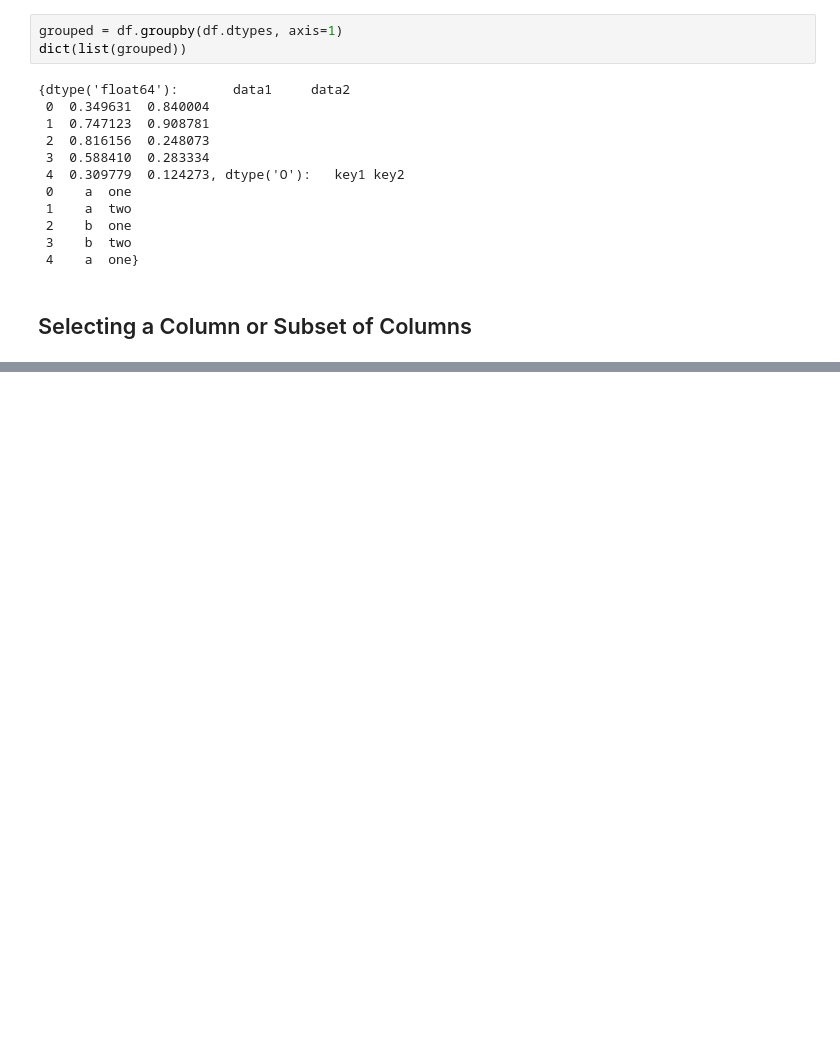
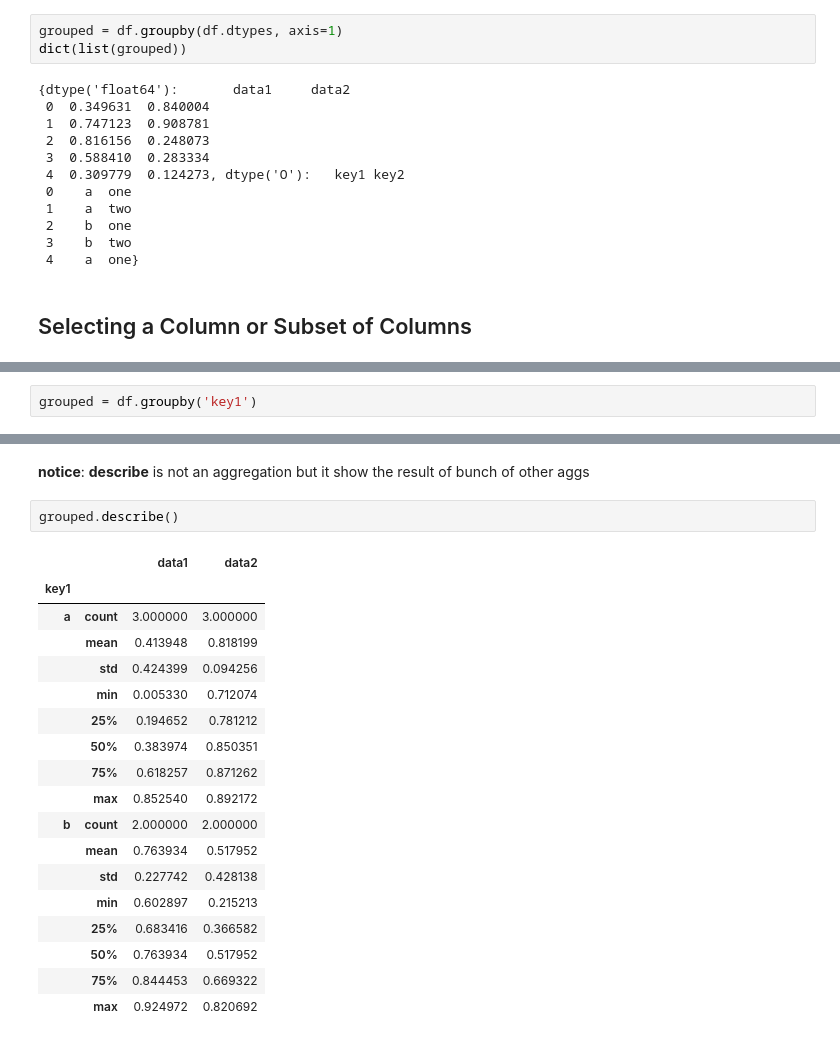
Before and after one commit to khanh96le/python_data_build, a Jupyter notebook: chapter9/chapter9_note.ipynb, the cells around one changed output, grey strips where cells are left out. Drawn from its saved outputs; the diff is of its cells as text; blank space fills up the shorter version.

```diff
--- a/chapter9/chapter9_note.ipynb
+++ b/chapter9/chapter9_note.ipynb
@@ -223,0 +361,2 @@ dict(list(grouped))
+# %%
+grouped = df.groupby('key1')
@@ -223,0 +382,23 @@ dict(list(grouped))
+# %% [markdown]
+**notice**: **describe** is not an aggregation but it show the result of bunch of other aggs
+# %%
+grouped.describe()
+# %% [output]
+|  |  | data1 | data2 |
+| key1 |  |  |  |
+| a | count | 3.000000 | 3.000000 |
+|  | mean | 0.413948 | 0.818199 |
+|  | std | 0.424399 | 0.094256 |
+|  | min | 0.005330 | 0.712074 |
+|  | 25% | 0.194652 | 0.781212 |
+|  | 50% | 0.383974 | 0.850351 |
+|  | 75% | 0.618257 | 0.871262 |
+|  | max | 0.852540 | 0.892172 |
+| b | count | 2.000000 | 2.000000 |
+|  | mean | 0.763934 | 0.517952 |
+|  | std | 0.227742 | 0.428138 |
+|  | min | 0.602897 | 0.215213 |
+|  | 25% | 0.683416 | 0.366582 |
+|  | 50% | 0.763934 | 0.517952 |
+|  | 75% | 0.844453 | 0.669322 |
+|  | max | 0.924972 | 0.820692 |
```
Also changed, not shown: parts of 27 cells of this notebook, 4 other files.
